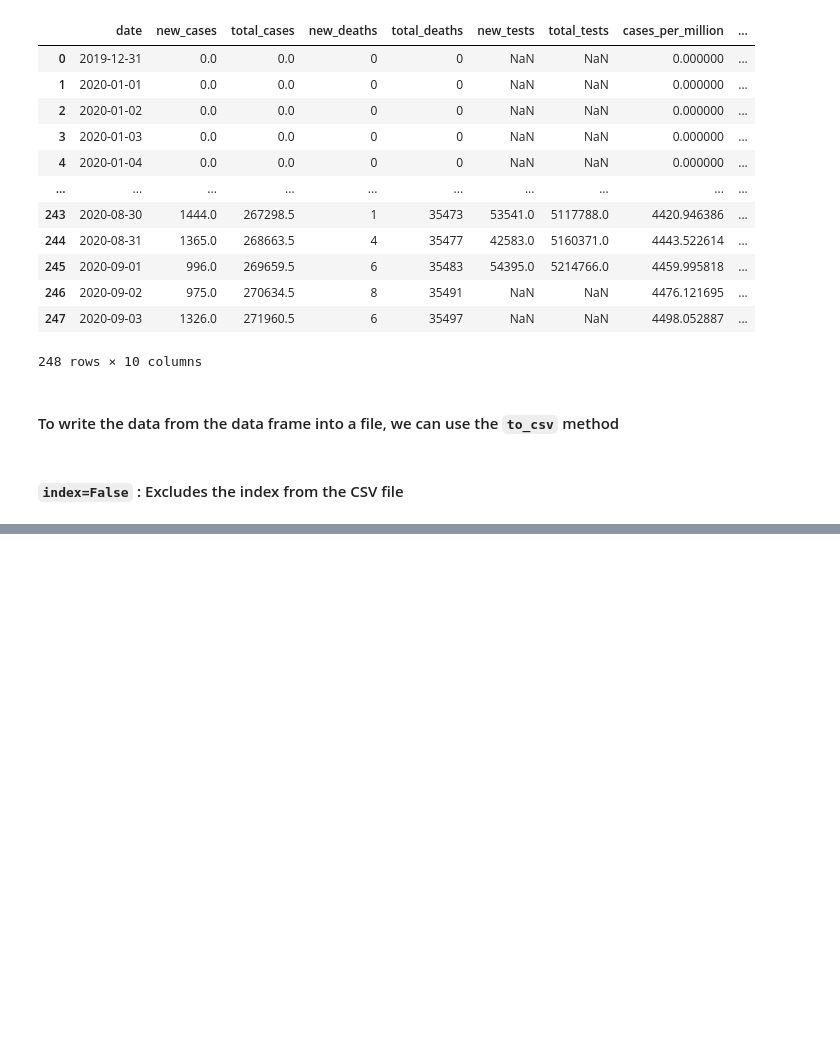
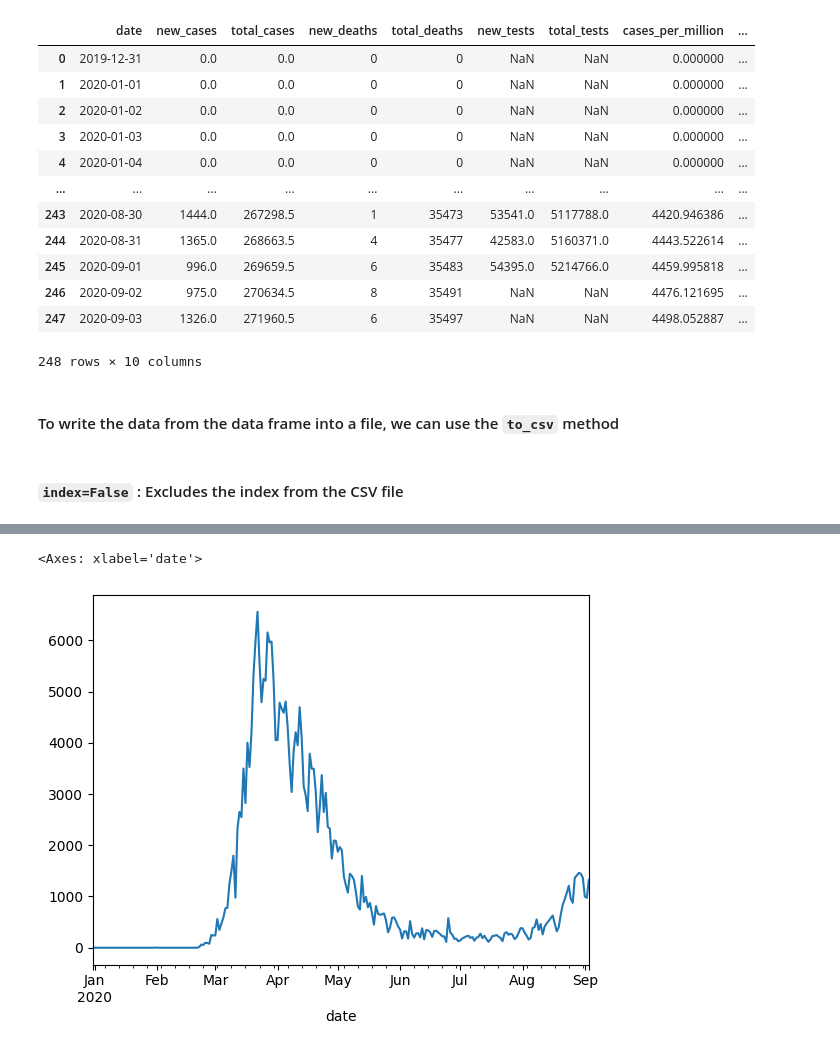
Before and after one commit to CodewithDeep23/Data_Analyst, a Jupyter notebook: pandas.ipynb, the cells around one changed output, grey strips where cells are left out. Cells and saved outputs as stored; diff of their text form; code cells hidden in the pictures; blank space fills up the shorter version.

```diff
--- a/pandas.ipynb
+++ b/pandas.ipynb
@@ -910,0 +924,2 @@ result_df.to_csv('./data/results.csv', index=False)
+# %%
+result_df.set_index('date', inplace=True)
@@ -910,0 +943,5 @@ result_df.to_csv('./data/results.csv', index=False)
+# %%
+result_df.new_cases.plot()
+# %% [output]
+<Axes: xlabel='date'>
+[figure, added]
```
Also changed, not shown: parts of 16 cells of this notebook.
